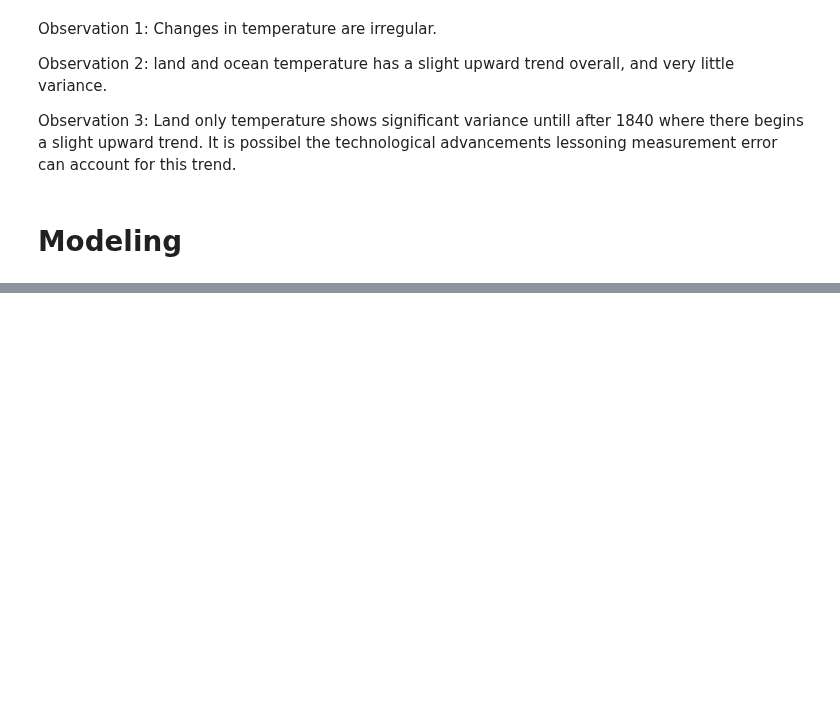
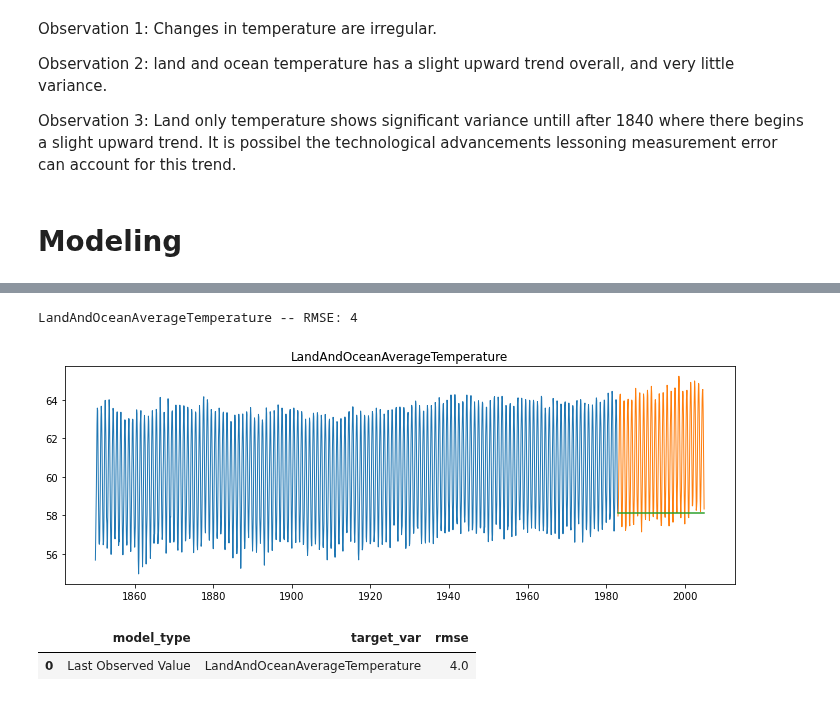
Before and after one commit to Johndsalas/earths_temperature_time_series, a Jupyter notebook: main_notebook.ipynb, the cells around one changed output, grey strips where cells are left out. Cells and saved outputs as stored; diff of their text form; code cells hidden in the pictures; blank space fills up the shorter version.

```diff
--- a/main_notebook.ipynb
+++ b/main_notebook.ipynb
@@ -294,0 +304,6 @@ Observation 3: Land only temperature shows significant variance untill after 184
+# %%
+# evaluation function to compute rmse
+
+def evaluate_ocean(target_var):
+    rmse = round(sqrt(mean_squared_error(validate_ocean[target_var], yhat_ocean_df[target_var])), 0)
+    return rmse
@@ -294,0 +321,11 @@ Observation 3: Land only temperature shows significant variance untill after 184
+# %%
+# plot and evaluate
+def plot_and_eval_ocean(target_var):
+    plt.figure(figsize = (12,4))
+    plt.plot(train_ocean[target_var], label = 'Train', linewidth = 1)
+    plt.plot(validate_ocean[target_var], label = 'Validate', linewidth = 1)
+    plt.plot(yhat_ocean_df[target_var])
+    plt.title(target_var)
+    rmse = evaluate_ocean(target_var)
+    print(target_var, '-- RMSE: {:.0f}'.format(rmse))
+    plt.show()
@@ -294,0 +386,10 @@ Observation 3: Land only temperature shows significant variance untill after 184
+# %%
+plot_and_eval_ocean('LandAndOceanAverageTemperature')
+# %% [output]
+LandAndOceanAverageTemperature -- RMSE: 4
+[figure, added]
+# %%
+append_eval_df_ocean("Last Observed Value", 'LandAndOceanAverageTemperature')
+# %% [output]
+|  | model_type | target_var | rmse |
+| 0 | Last Observed Value | LandAndOceanAverageTemperature | 4.0 |
```
Also changed, not shown: parts of 11 cells of this notebook.
